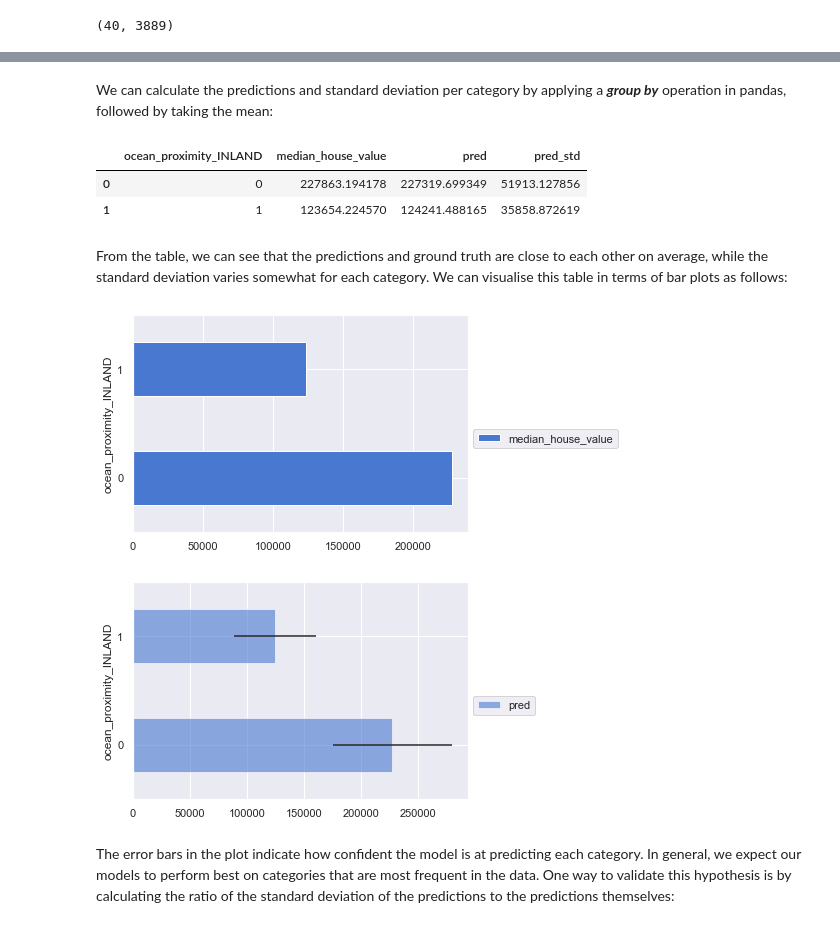
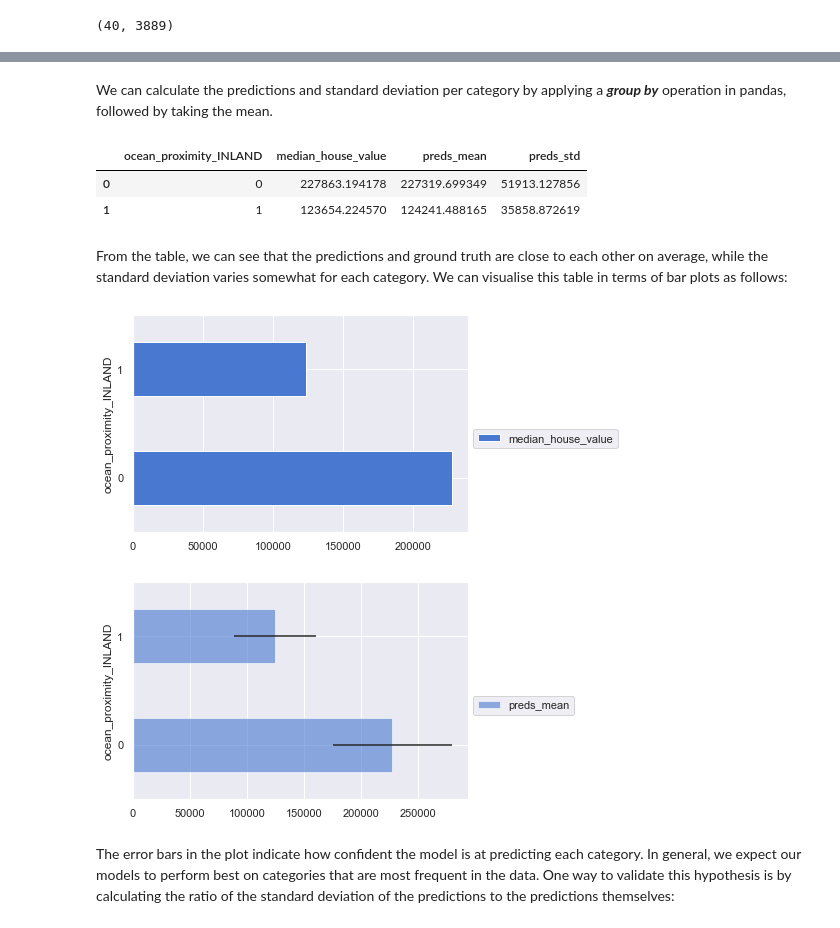
Before and after one commit to lewtun/dslectures, a Jupyter notebook: notebooks/lesson06_model-interpretation.ipynb, the cells around one changed output, grey strips where cells are left out. Cells and saved outputs as stored; diff of their text form; code cells hidden in the pictures.

```diff
--- a/notebooks/lesson06_model-interpretation.ipynb
+++ b/notebooks/lesson06_model-interpretation.ipynb
@@ -163,0 +181,9 @@ valid_copy.head()
+# %%
+# combine the features and target to compare against preds
+valid_copy = X_valid.join(y_valid)
+# calculate mean of preds
+valid_copy['preds_mean'] = np.mean(preds, axis=0)
+# calculate standard deviation of preds
+valid_copy['preds_std'] = np.std(preds, axis=0)
+
+valid_copy.head()
@@ -170,11 +204,11 @@ valid_copy['ocean_proximity_INLAND'].value_counts().plot.barh();
 # %% [markdown]
-We can calculate the predictions and standard deviation per category by applying a _**group by**_ operation in pandas, followed by taking the mean:
+We can calculate the predictions and standard deviation per category by applying a _**group by**_ operation in pandas, followed by taking the mean.
 # %%
-cols = ['ocean_proximity_INLAND', 'median_house_value', 'pred', 'pred_std']
-quality = valid_copy[cols].groupby('ocean_proximity_INLAND', as_index=False).mean()
-quality
+cols = ['ocean_proximity_INLAND', 'median_house_value', 'preds_mean', 'preds_std']
+preds_quality = valid_copy[cols].groupby('ocean_proximity_INLAND', as_index=False).mean()
+preds_quality
 # %% [output]
-|  | ocean_proximity_INLAND | median_house_value | pred | pred_std |
+|  | ocean_proximity_INLAND | median_house_value | preds_mean | preds_std |
 | 0 | 0 | 227863.194178 | 227319.699349 | 51913.127856 |
 | 1 | 1 | 123654.224570 | 124241.488165 | 35858.872619 |
 # %% [markdown]
@@ -182,18 +216,18 @@ From the table, we can see that the predictions and ground truth are close to ea
 # %%
 # plot ground truth
 fig, ax = plt.subplots()
-quality.plot('ocean_proximity_INLAND', 'median_house_value', 'barh', ax=ax)
+preds_quality.plot('ocean_proximity_INLAND', 'median_house_value', 'barh', ax=ax)
 plt.legend(loc='upper left', bbox_to_anchor=(1.0, 0.5))
 plt.show()
 
 # plot preds
 fig, ax = plt.subplots()
-quality.plot('ocean_proximity_INLAND', 'pred', 'barh', xerr='pred_std', alpha=0.6, ax=ax)
+preds_quality.plot('ocean_proximity_INLAND', 'preds_mean', 'barh', xerr='preds_std', alpha=0.6, ax=ax)
 plt.legend(loc='upper left', bbox_to_anchor=(1.0, 0.5))
 plt.show()
 # %% [output]
 [figure]
-[figure, old version]
+[figure, new version]
 # %% [markdown]
 The error bars in the plot indicate how confident the model is at predicting each category. In general, we expect our models to perform best on categories that are most frequent in the data. One way to validate this hypothesis is by calculating the ratio of the standard deviation of the predictions to the predictions themselves:
 # %%
```
Also changed, not shown: parts of 63 cells of this notebook, 7 other files.
